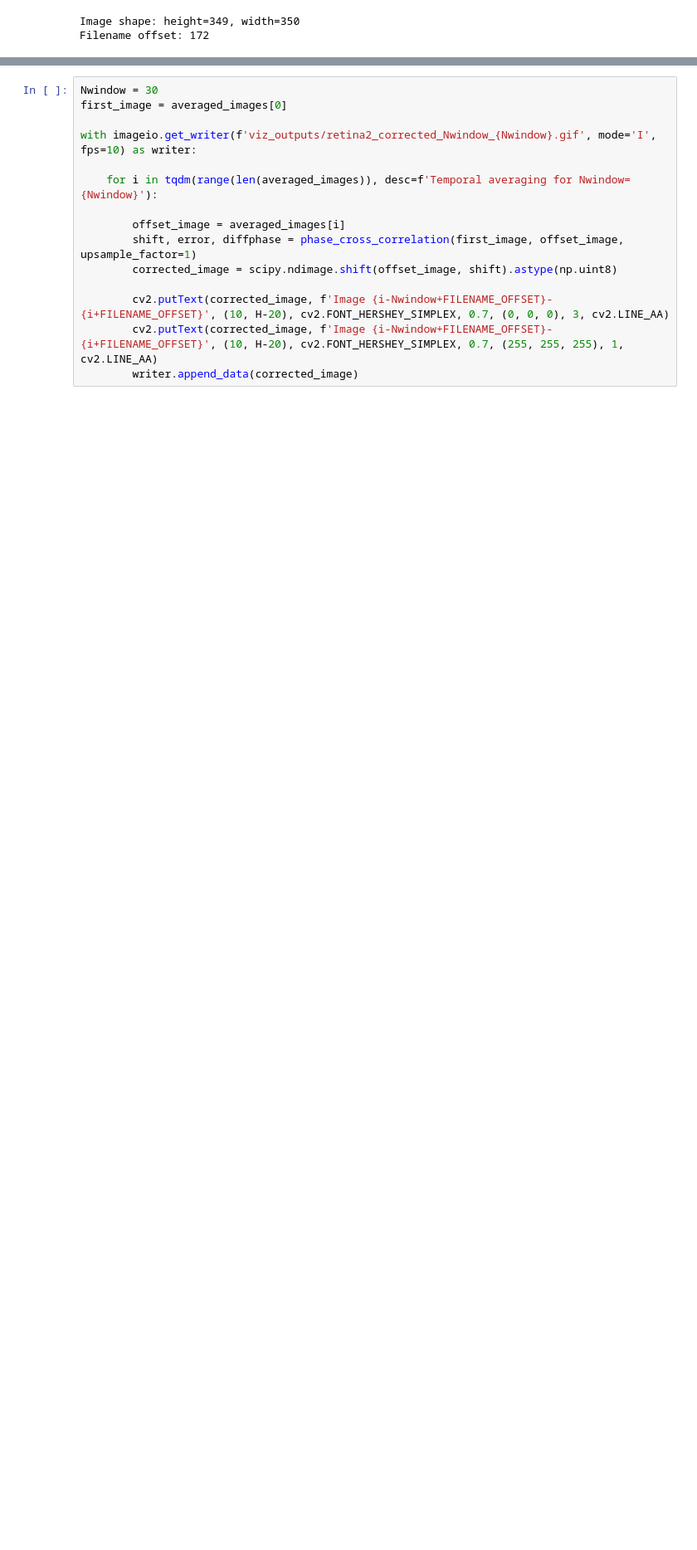
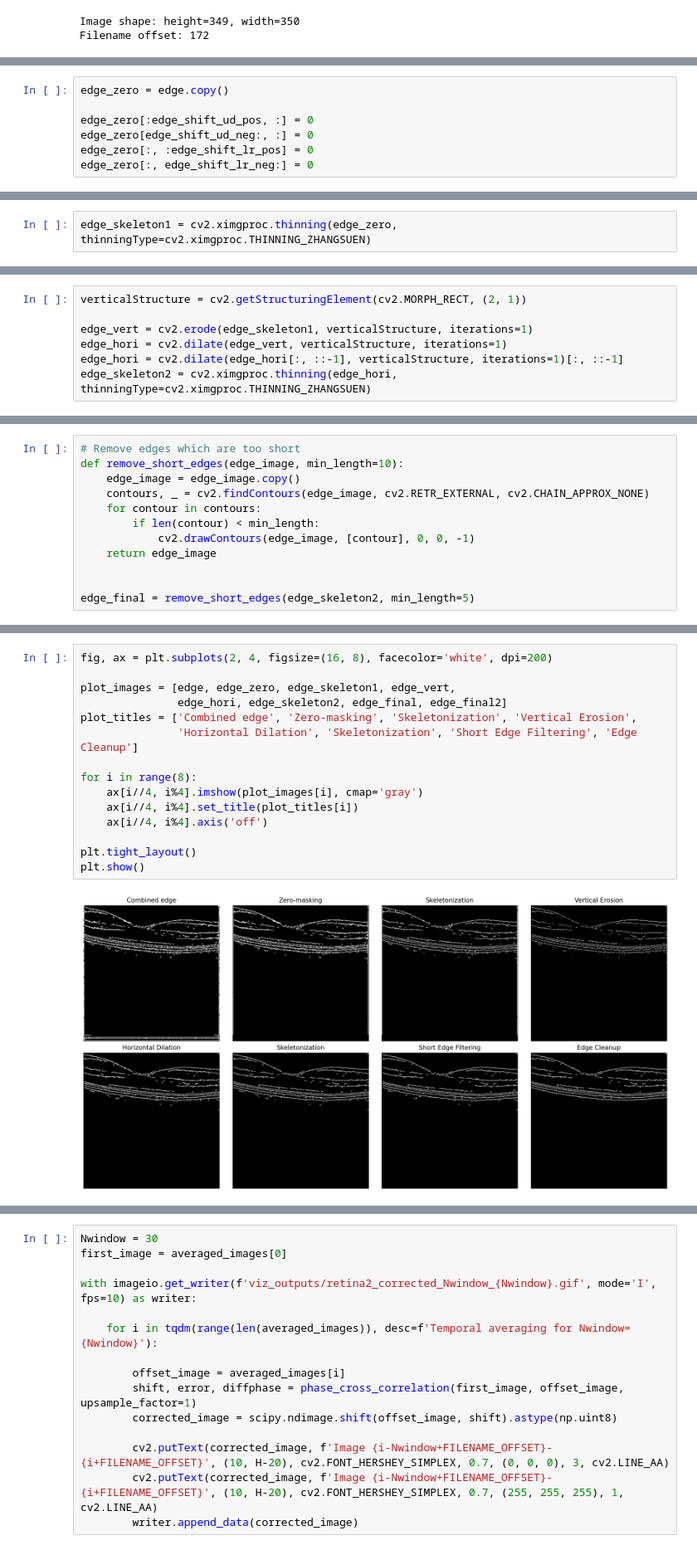
Before and after one commit to leephilipx/intelligent-system-design, a Jupyter notebook: part2/temporal_averaging.ipynb, the cells around one changed output, grey strips where cells are left out. Shown at 83% size. Drawn from its saved outputs; the diff is of its cells as text; blank space fills up the shorter version.

```diff
--- a/part2/temporal_averaging.ipynb
+++ b/part2/temporal_averaging.ipynb
@@ -28,0 +187,7 @@ with imageio.get_writer('viz_outputs/retina2.gif', mode='I', fps=30) as writer:
+# %%
+edge_zero = edge.copy()
+
+edge_zero[:edge_shift_ud_pos, :] = 0
+edge_zero[edge_shift_ud_neg:, :] = 0
+edge_zero[:, :edge_shift_lr_pos] = 0
+edge_zero[:, edge_shift_lr_neg:] = 0
@@ -28,0 +201,2 @@ with imageio.get_writer('viz_outputs/retina2.gif', mode='I', fps=30) as writer:
+# %%
+edge_skeleton1 = cv2.ximgproc.thinning(edge_zero, thinningType=cv2.ximgproc.THINNING_ZHANGSUEN)
@@ -28,0 +209,7 @@ with imageio.get_writer('viz_outputs/retina2.gif', mode='I', fps=30) as writer:
+# %%
+verticalStructure = cv2.getStructuringElement(cv2.MORPH_RECT, (2, 1))
+
+edge_vert = cv2.erode(edge_skeleton1, verticalStructure, iterations=1)
+edge_hori = cv2.dilate(edge_vert, verticalStructure, iterations=1)
+edge_hori = cv2.dilate(edge_hori[:, ::-1], verticalStructure, iterations=1)[:, ::-1]
+edge_skeleton2 = cv2.ximgproc.thinning(edge_hori, thinningType=cv2.ximgproc.THINNING_ZHANGSUEN)
@@ -28,0 +218,12 @@ with imageio.get_writer('viz_outputs/retina2.gif', mode='I', fps=30) as writer:
+# %%
+# Remove edges which are too short
+def remove_short_edges(edge_image, min_length=10):
+    edge_image = edge_image.copy()
+    contours, _ = cv2.findContours(edge_image, cv2.RETR_EXTERNAL, cv2.CHAIN_APPROX_NONE)
+    for contour in contours:
+        if len(contour) < min_length:
+            cv2.drawContours(edge_image, [contour], 0, 0, -1)
+    return edge_image
+
+
+edge_final = remove_short_edges(edge_skeleton2, min_length=5)
@@ -28,0 +267,17 @@ with imageio.get_writer('viz_outputs/retina2.gif', mode='I', fps=30) as writer:
+# %%
+fig, ax = plt.subplots(2, 4, figsize=(16, 8), facecolor='white', dpi=200)
+
+plot_images = [edge, edge_zero, edge_skeleton1, edge_vert,
+               edge_hori, edge_skeleton2, edge_final, edge_final2]
+plot_titles = ['Combined edge', 'Zero-masking', 'Skeletonization', 'Vertical Erosion',
+               'Horizontal Dilation', 'Skeletonization', 'Short Edge Filtering', 'Edge Cleanup']
+
+for i in range(8):
+    ax[i//4, i%4].imshow(plot_images[i], cmap='gray')
+    ax[i//4, i%4].set_title(plot_titles[i])
+    ax[i//4, i%4].axis('off')
+
+plt.tight_layout()
+plt.show()
+# %% [output]
+[figure, added]
```
Also changed, not shown: parts of 27 cells of this notebook, 2 other files.
